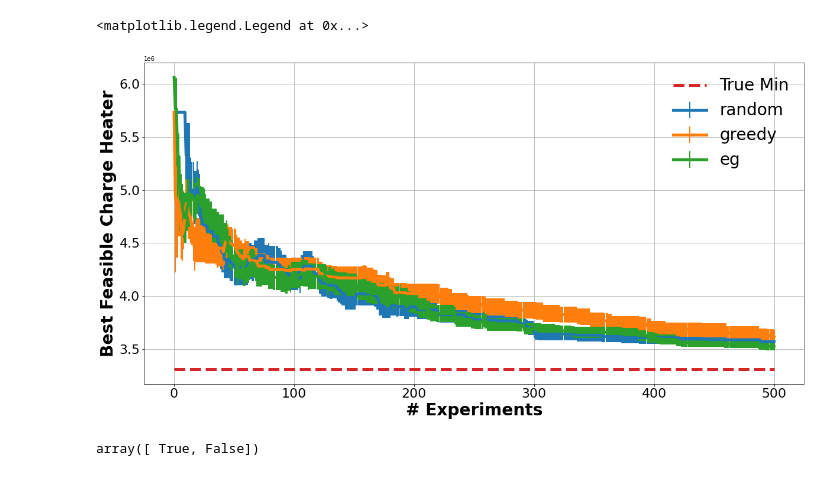
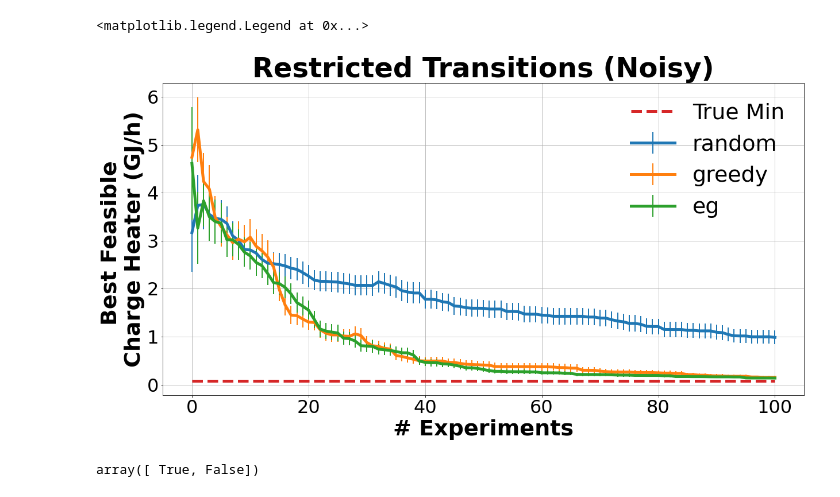
Before and after one commit to KISRDevelopment/iso-exploration, a Jupyter notebook: plot_traces.ipynb, the cells around one changed output. Saved outputs shown, nothing was run; the diff lists cells and outputs as text; code cells hidden in the pictures.

Commit message:
update figures

```diff
--- a/plot_traces.ipynb
+++ b/plot_traces.ipynb
@@ -7,7 +7,7 @@ import json
 df = pd.read_csv('iso.csv')
 df = df[df['r1_charge_heater'] >= 0]
 # %%
-exp = 'noiseless_83_99'
+exp = 'noisy_83_98_constrained'
 with open("exp_cfgs/%s.json" % exp, 'r') as f:
     exp_cfg = json.load(f)
 
@@ -17,49 +17,42 @@ models = ['random', 'greedy', 'eg']
 #models = ['random']
 paths = [(m, "traces/%s_%s.json" % (exp, m)) for m in models]
 valid_comb_ix =(df['process_ron'] >= min_ron) & (df['process_yield'] >= min_yield)
 
 f, ax = plt.subplots(1, 1, figsize=(20, 10))
 for name,p in paths:
 
     with open(p, 'r') as f:
         results = json.load(f)
 
-#     trace_chs = []
-#     for r in results['traces']:
-#         sdf = df.iloc[r]
-#         fix = (sdf['process_ron'] >= min_ron) & (sdf['process_yield'] >= min_yield)
-#         chs = np.array(sdf['r1_charge_heater'])
-#         chs[~fix] = np.inf
-#         trace_chs.append(np.minimum.accumulate(chs))
-
     trace_chs = []
     for r in results['obs_traces']:
         r = np.array(r)
         fix = (r[:,1] >= min_ron) & (r[:,2] >= min_yield)
         r[~fix,0] = np.inf
         trace_chs.append(np.minimum.accumulate(r[:,0]))
 
-    trace_chs = np.array(trace_chs)
+    trace_chs = np.array(trace_chs) / (1000*1000)
     trace_chs[np.isinf(trace_chs)] = np.nan
     reps = np.sum(~np.isnan(trace_chs), axis=0)
 
     mean_trace = np.nanmean(trace_chs, axis=0)
     stderr_trace = np.nanstd(trace_chs, axis=0, ddof=1) / np.sqrt(reps)
 
     ax.errorbar(np.arange(mean_trace.shape[0]), mean_trace, yerr=stderr_trace, linewidth=5, label=name, marker='o', markersize=2, elinewidth=2)
     #ax.plot(, )
 
 ax.plot(np.arange(mean_trace.shape[0]), np.ones(mean_trace.shape[0]) *
-        np.min(df[valid_comb_ix]['r1_charge_heater']), linewidth=5, linestyle='--', label='True Min')
-ax.tick_params(axis='x', labelsize=22)
-ax.tick_params(axis='y', labelsize=22)
-ax.set_xlabel('# Experiments', fontsize=28, fontweight='bold')
-ax.set_ylabel('Best Feasible Charge Heater', fontsize=28, fontweight='bold')
+        np.min(df[valid_comb_ix]['r1_charge_heater'] / (1000*1000)), linewidth=5, linestyle='--', label='True Min')
+ax.tick_params(axis='x', labelsize=32)
+ax.tick_params(axis='y', labelsize=32)
+ax.set_xlabel('# Experiments', fontsize=38, fontweight='bold')
+ax.set_ylabel('Best Feasible \nCharge Heater (GJ/h)', fontsize=38, fontweight='bold')
 ax.grid(True)
-ax.legend(fontsize=28, frameon=False)
+ax.set_title("Restricted Transitions (Noisy)", fontsize=48, fontweight='bold')
+ax.legend(fontsize=38, frameon=False)
 # %% [output]
 <matplotlib.legend.Legend at 0x...>
-[figure, old version]
+[figure, new version]
 # %%
 np.all(np.array([[1,11],[3,4]]) > [0, 10], axis=1)
 # %% [output]
```
Also changed, not shown: 1 other file.
